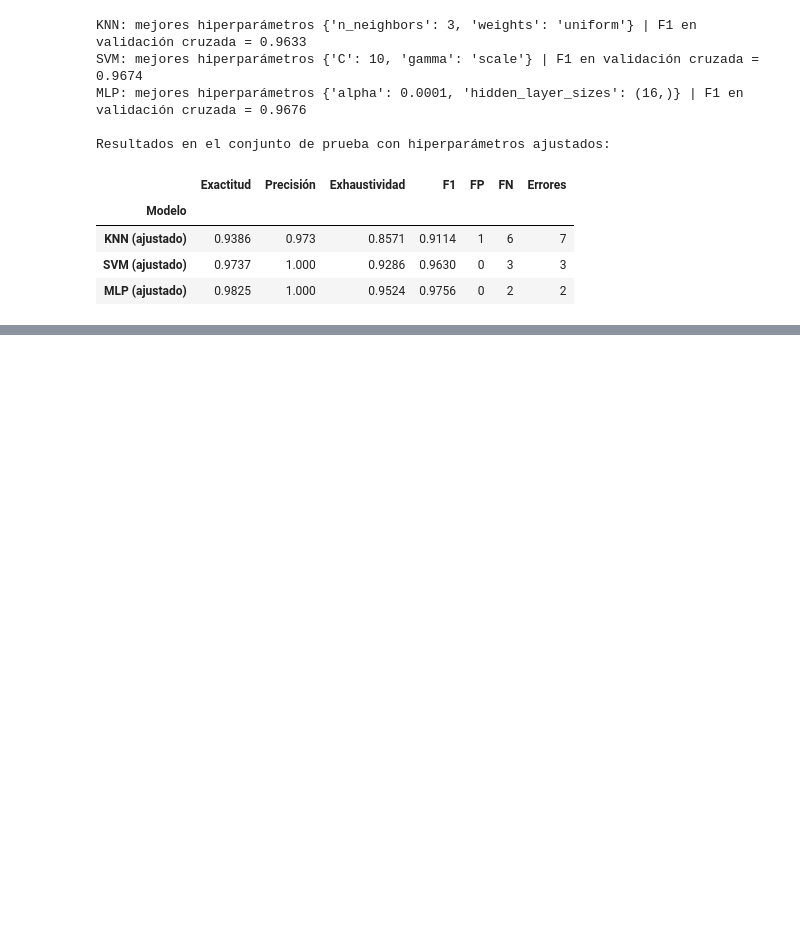
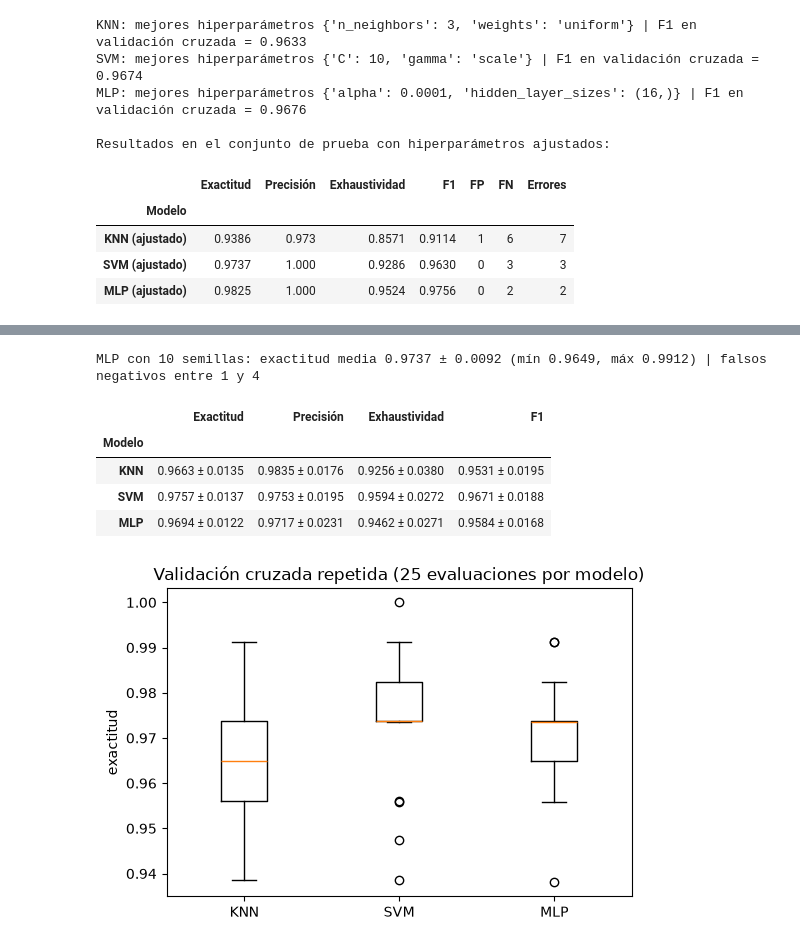
Before and after one commit to strawrabbit0424/comparacion-knn-svm-mlp, a Jupyter notebook: Comparacion_KNN_SVM_MLP.ipynb, the cells around one changed output, grey strips where cells are left out. Saved outputs shown, nothing was run; the diff lists cells and outputs as text; code cells hidden in the pictures; blank space fills up the shorter version.

Commit message:
Agrega análisis de confiabilidad: semillas del MLP y validación cruzada repetida

```diff
--- a/Comparacion_KNN_SVM_MLP.ipynb
+++ b/Comparacion_KNN_SVM_MLP.ipynb
@@ -247,0 +256,30 @@ Resultados en el conjunto de prueba con hiperparámetros ajustados:
+# %%
+# (a) Variación del MLP según la semilla
+filas_s = []
+for s in range(10):
+    m = MLPClassifier(hidden_layer_sizes=(32, 16), max_iter=1000, random_state=s).fit(X_train_s, y_train)
+    p = m.predict(X_test_s); vn, fp, fn, vp = confusion_matrix(y_test, p).ravel()
+    filas_s.append({"semilla": s, "exactitud": accuracy_score(y_test, p), "FN": fn, "FP": fp})
+sem = pd.DataFrame(filas_s)
+print(f"MLP con 10 semillas: exactitud media {sem.exactitud.mean():.4f} ± {sem.exactitud.std():.4f} "
+      f"(mín {sem.exactitud.min():.4f}, máx {sem.exactitud.max():.4f}) | falsos negativos entre {sem.FN.min()} y {sem.FN.max()}")
+
+# (b) Validación cruzada repetida con los tres modelos iniciales
+rcv = RepeatedStratifiedKFold(n_splits=5, n_repeats=5, random_state=SEED)
+punt = {"Exactitud": "accuracy", "Precisión": "precision", "Exhaustividad": "recall", "F1": "f1"}
+filas_cv, cv_acc = [], {}
+for nombre, modelo in modelos.items():
+    r = cross_validate(make_pipeline(StandardScaler(), modelo.__class__(**modelo.get_params())), X, y, cv=rcv, scoring=punt)
+    cv_acc[nombre] = r["test_Exactitud"]
+    filas_cv.append({"Modelo": nombre, **{k: f"{r['test_' + k].mean():.4f} ± {r['test_' + k].std():.4f}" for k in punt}})
+display(pd.DataFrame(filas_cv).set_index("Modelo"))
+plt.figure(figsize=(6, 4)); plt.boxplot(list(cv_acc.values())); plt.xticks([1, 2, 3], list(cv_acc))
+plt.ylabel("exactitud"); plt.title("Validación cruzada repetida (25 evaluaciones por modelo)"); plt.show()
+# %% [output]
+MLP con 10 semillas: exactitud media 0.9737 ± 0.0092 (mín 0.9649, máx 0.9912) | falsos negativos entre 1 y 4
+|  | Exactitud | Precisión | Exhaustividad | F1 |
+| Modelo |  |  |  |  |
+| KNN | 0.9663 ± 0.0135 | 0.9835 ± 0.0176 | 0.9256 ± 0.0380 | 0.9531 ± 0.0195 |
+| SVM | 0.9757 ± 0.0137 | 0.9753 ± 0.0195 | 0.9594 ± 0.0272 | 0.9671 ± 0.0188 |
+| MLP | 0.9694 ± 0.0122 | 0.9717 ± 0.0231 | 0.9462 ± 0.0271 | 0.9584 ± 0.0168 |
+[figure, added]
```
Also changed, not shown: parts of 1 cell of this notebook.
